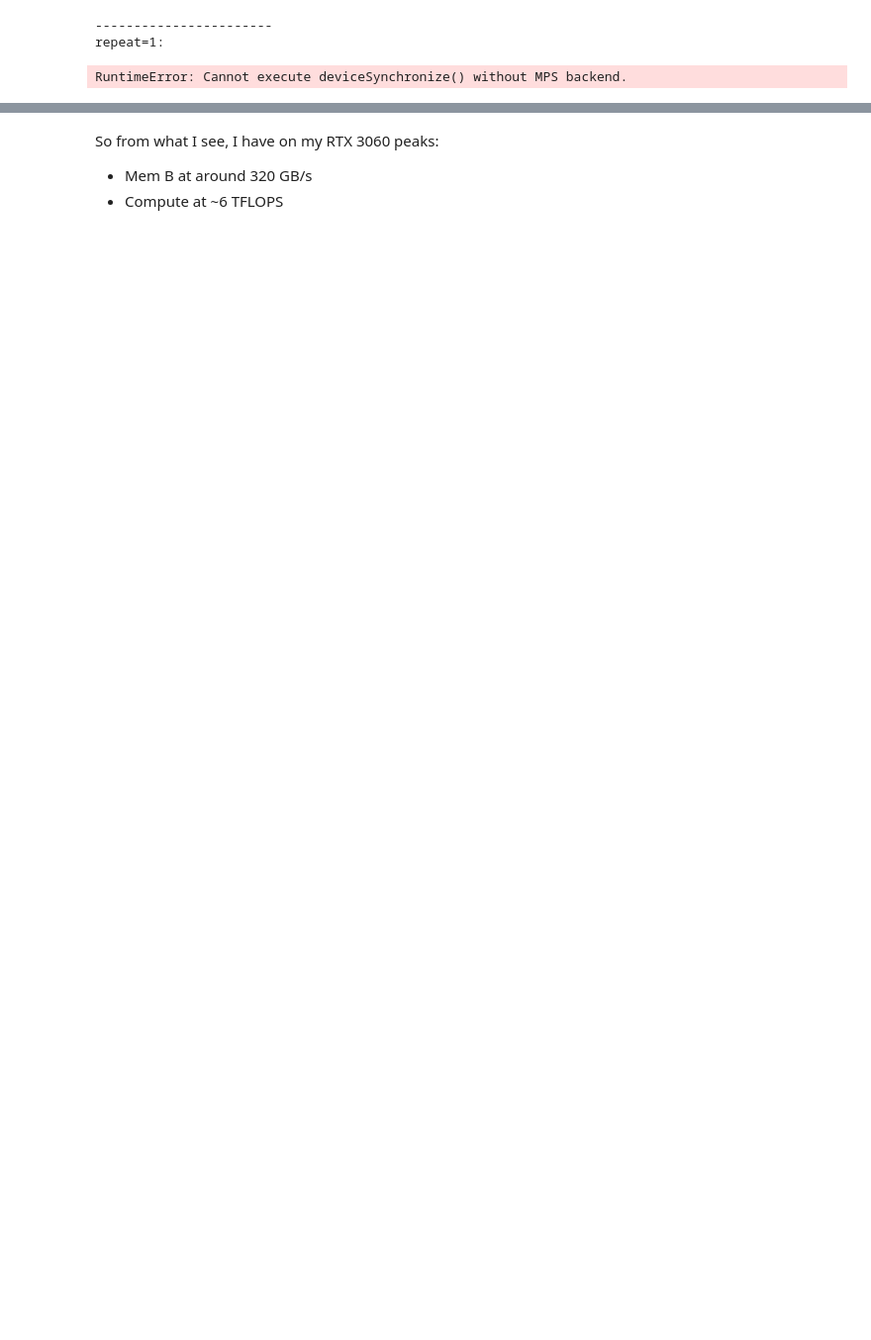
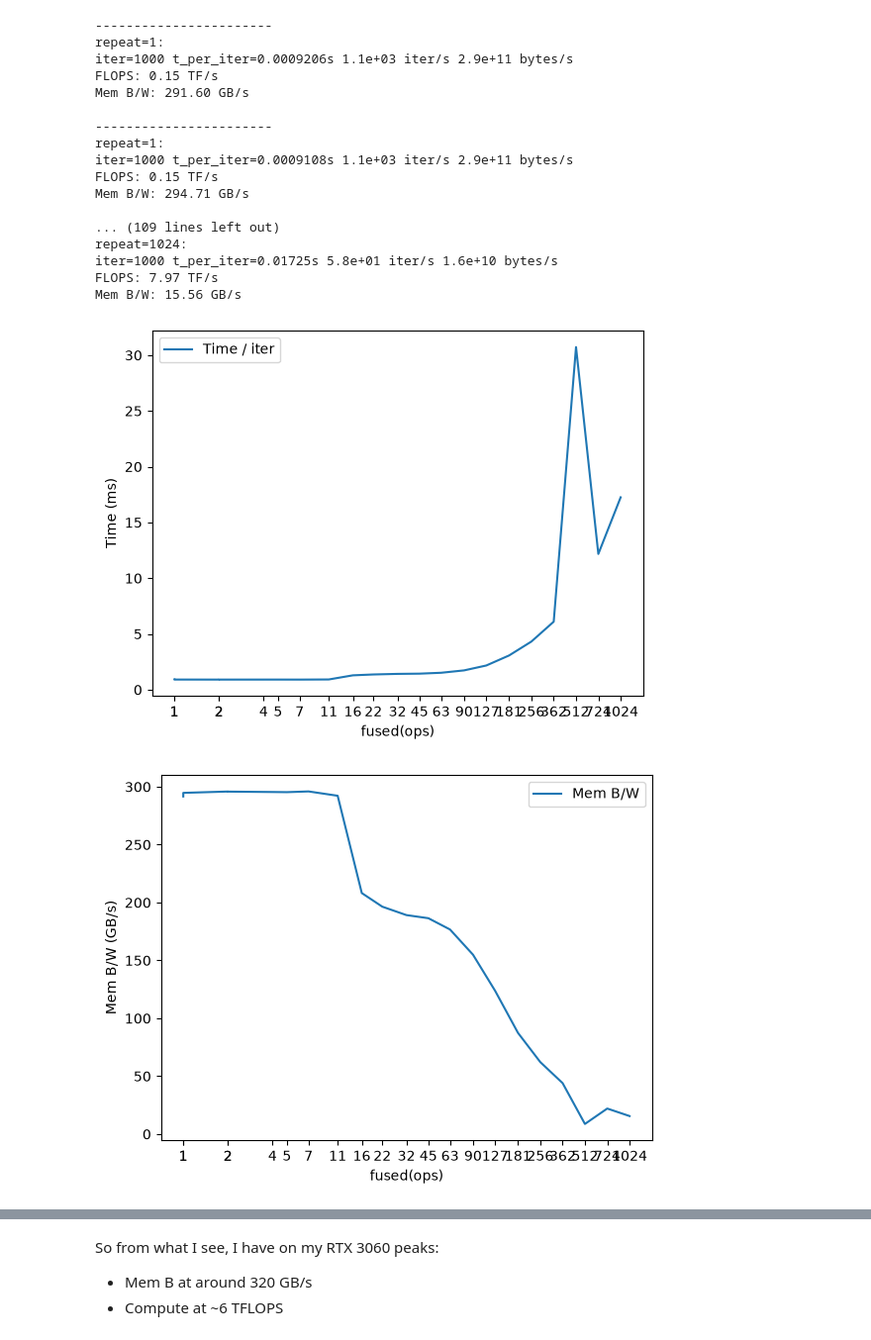
Before and after one commit to nevidomy/ml_learning, a Jupyter notebook: gpt/brrr.ipynb, the cells around one changed output, grey strips where cells are left out. Shown at 99% size. Saved outputs shown, nothing was run; the diff lists cells and outputs as text; code cells hidden in the pictures; blank space fills up the shorter version.

```diff
--- a/gpt/brrr.ipynb
+++ b/gpt/brrr.ipynb
@@ -18,24 +18,42 @@ def do_test(iterations, func, data):
 
 
 def get_f(x, repeat):
+    mul_val = torch.tensor(2.0, dtype=torch.float16, device=x.device)
+    add_val = torch.tensor(7.0, dtype=torch.float16, device=x.device)
     def f(x):
         for _ in range(repeat):
-            x = x * 2 + 7
+            #x = x * 2 + 7
+            x = torch.addcmul(add_val, x, mul_val, value=1.0)
         return x
     return f
 
-X = torch.randn((int(2**26),), device=DEVICE, dtype=torch.float32, requires_grad=False)
+'''
+def get_f(x, repeat):
+    # Ensure repeat is divisible by our unroll factor (e.g., 4)
+    # We will use 4 independent variables to break instruction latency
+    unroll_factor = 4
+    inner_loop = repeat // unroll_factor
 
-#f = get_f(X, 10)
-#f = torch.jit.trace(f, X)
-#state("before")
-#with torch.jit.fuser("fuser2"):
+    def f(x):
+        # Create 4 independent registers initialized with x
+        x1 = x
+        x2 = x + 0.1  # slightly different to prevent compiler optimization collapses
+        x3 = x + 0.2
+        x4 = x + 0.3
 
-#torch.cuda.synchronize()
-#print(torch.jit.last_executed_optimized_graph())
+        for _ in range(inner_loop):
+            # The compiler can now issue these 4 instructions in parallel
+            # because none of them rely on the immediate previous line's output
+            x1 = x1 * 2.0 + 7.0
+            x2 = x2 * 2.0 + 7.0
+            x3 = x3 * 2.0 + 7.0
+            x4 = x4 * 2.0 + 7.0
 
-#print(f"repeat={10} {do_test(10, f, X):.4}s")
-
+        # Combine the results at the very end
+        return (x1 + x2 + x3 + x4) / 4.0
+    return f
+'''
+X = torch.randn((int(2**26),), device=DEVICE, dtype=torch.float16, requires_grad=False)
 
 repeats = []
 times = []
@@ -58,13 +76,13 @@ for n in xes:
     #torch.mps.synchronize()
     #print(torch.jit.last_executed_optimized_graph())
 
-    M = 10
+    M = 1000
 
     data_size = X.numel() * X.element_size()
     t_iter = do_test(M, f, X)/M # time per iteration
     iter_per_sec = 1 / t_iter  # iterations per second
     memory_per_second = iter_per_sec * data_size * 2
-    flops = n * X.numel() * iter_per_sec
+    flops = 2 * n * X.numel() * iter_per_sec
 
     print(f"iter={M} t_per_iter={t_iter:.4}s {iter_per_sec:.2} iter/s {memory_per_second:.2} bytes/s")
 
@@ -91,31 +109,47 @@ plt.show()
 plt.plot(repeats, mem_bend, label="Mem B/W")
 plt.xlabel("fused(ops)")
 plt.ylabel("Mem B/W (GB/s)")
 plt.legend()
 plt.xscale("log", base=2)
 ax = plt.gca()
 ax.set_xticks(repeats)
 ax.xaxis.set_major_formatter(ScalarFormatter())
 ax.xaxis.set_minor_formatter(NullFormatter())
 ax.ticklabel_format(axis="y", style="plain")
 plt.show()
 
 plt.plot(repeats, flops_stats, label="FLOPS")
 plt.xlabel("fused(ops)")
 plt.ylabel("FLOPS (TF/s)")
 plt.legend()
 plt.xscale("log", base=2)
 ax = plt.gca()
 ax.set_xticks(repeats)
 ax.xaxis.set_major_formatter(ScalarFormatter())
 ax.xaxis.set_minor_formatter(NullFormatter())
 ax.ticklabel_format(axis="y", style="plain")
 plt.show()
 
 
 
 #print(torch.compile(get_f(X, 10)))
 # %% [output]
 -----------------------
 repeat=1:
+iter=1000 t_per_iter=0.0009206s 1.1e+03 iter/s 2.9e+11 bytes/s
+FLOPS: 0.15 TF/s
+Mem B/W: 291.60 GB/s
+
+-----------------------
+repeat=1:
+iter=1000 t_per_iter=0.0009108s 1.1e+03 iter/s 2.9e+11 bytes/s
+FLOPS: 0.15 TF/s
+Mem B/W: 294.71 GB/s
+
+... (109 lines left out)
+repeat=1024:
+iter=1000 t_per_iter=0.01725s 5.8e+01 iter/s 1.6e+10 bytes/s
+FLOPS: 7.97 TF/s
+Mem B/W: 15.56 GB/s
-RuntimeError: Cannot execute deviceSynchronize() without MPS backend.
+[figure, added]
+[figure, added]
```
Also changed, not shown: parts of 1 cell of this notebook, 5 other files.
